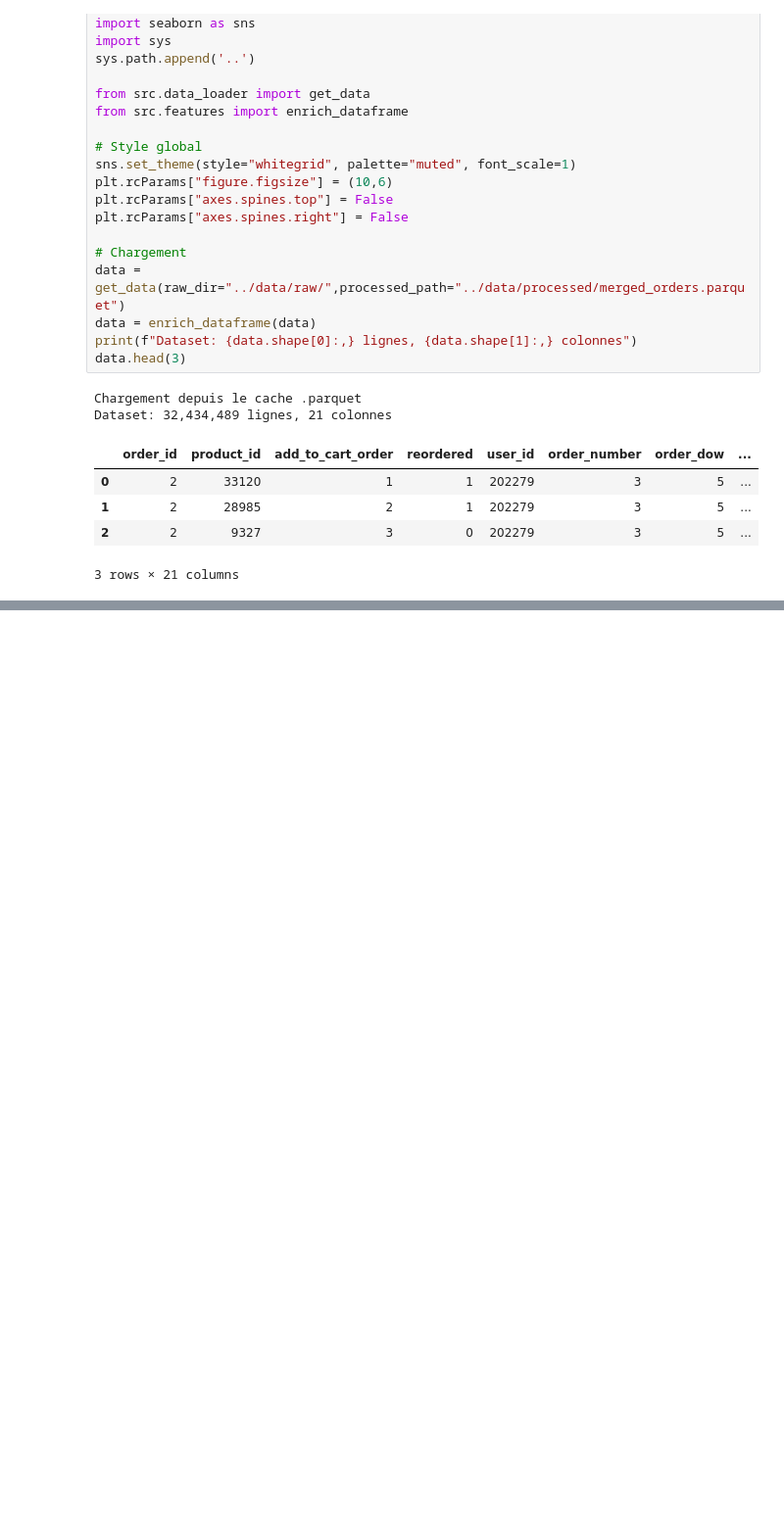
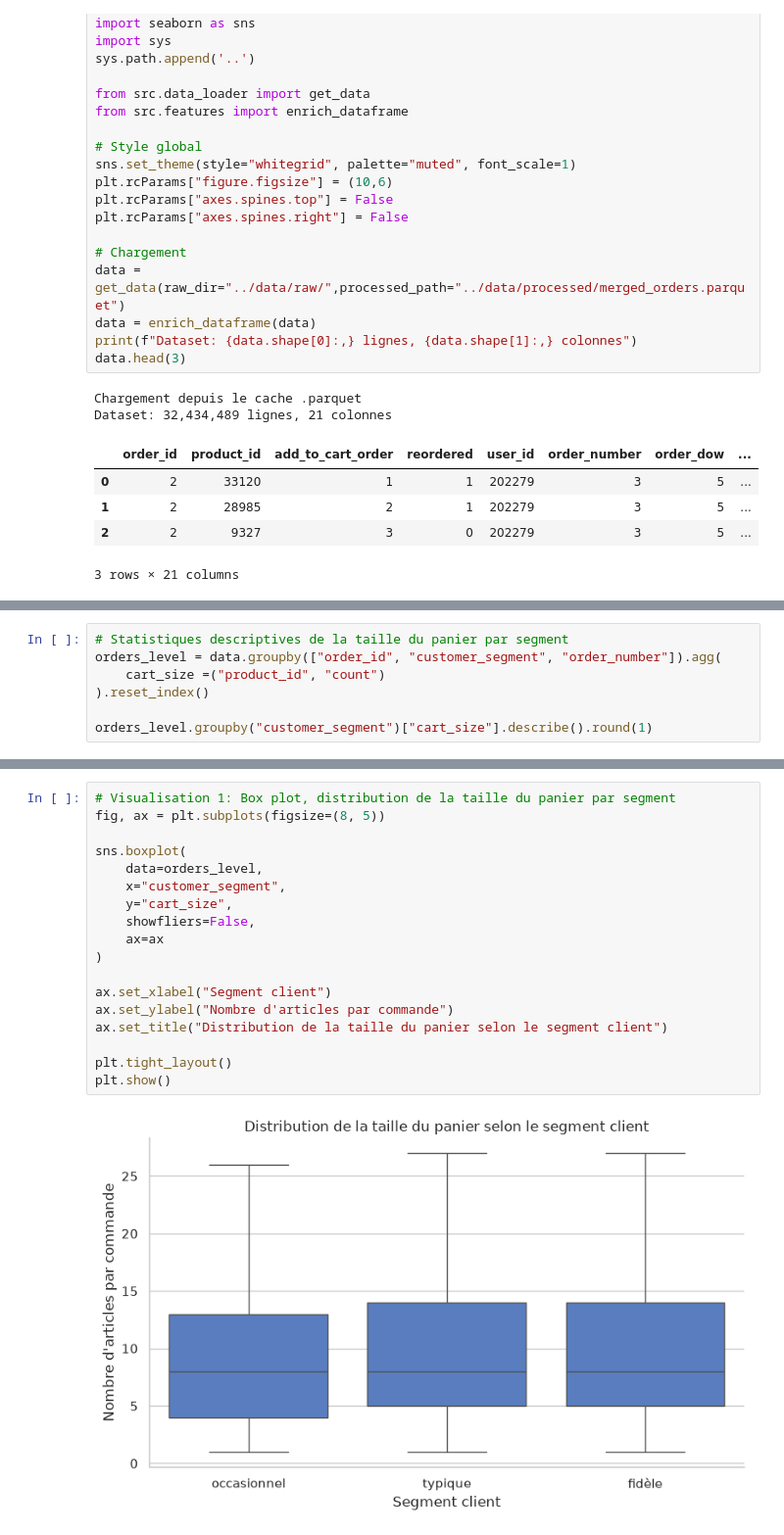
Before and after one commit to aurore204/Grocery-EDA-Reorder-Prediction, a Jupyter notebook: notebooks/03_behavior_evolution.ipynb, the cells around one changed output, grey strips where cells are left out. Shown at 98% size. Cells and saved outputs as stored; diff of their text form; blank space fills up the shorter version.

```diff
--- a/notebooks/03_behavior_evolution.ipynb
+++ b/notebooks/03_behavior_evolution.ipynb
@@ -45,0 +76,7 @@ Dataset: 32,434,489 lignes, 21 colonnes
+# %%
+# Statistiques descriptives de la taille du panier par segment
+orders_level = data.groupby(["order_id", "customer_segment", "order_number"]).agg(
+    cart_size =("product_id", "count")
+).reset_index()
+
+orders_level.groupby("customer_segment")["cart_size"].describe().round(1)
@@ -45,0 +89,20 @@ Dataset: 32,434,489 lignes, 21 colonnes
+# %%
+# Visualisation 1: Box plot, distribution de la taille du panier par segment
+fig, ax = plt.subplots(figsize=(8, 5))
+
+sns.boxplot(
+    data=orders_level,
+    x="customer_segment",
+    y="cart_size",
+    showfliers=False,
+    ax=ax
+)
+
+ax.set_xlabel("Segment client")
+ax.set_ylabel("Nombre d'articles par commande")
+ax.set_title("Distribution de la taille du panier selon le segment client")
+
+plt.tight_layout()
+plt.show()
+# %% [output]
+[figure, added]
```
Also changed, not shown: parts of 6 cells of this notebook.
